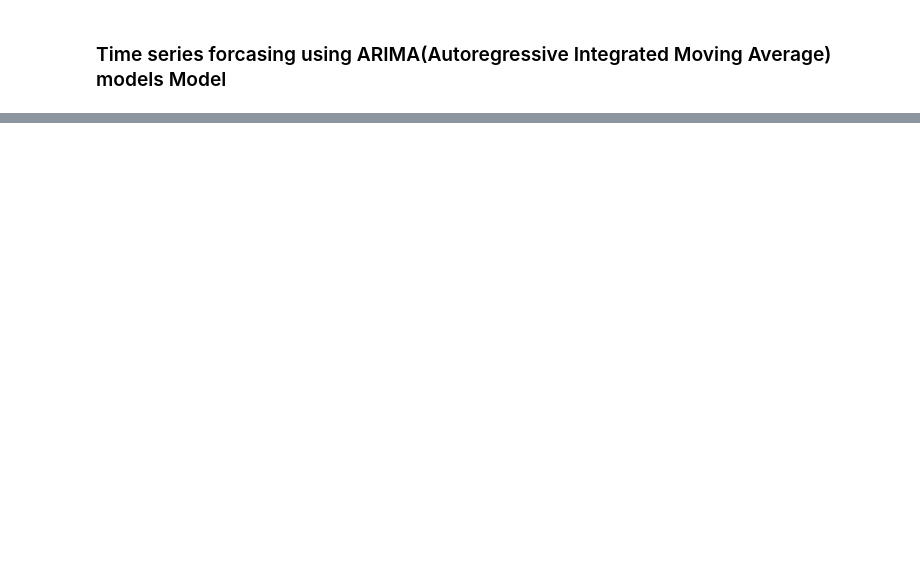
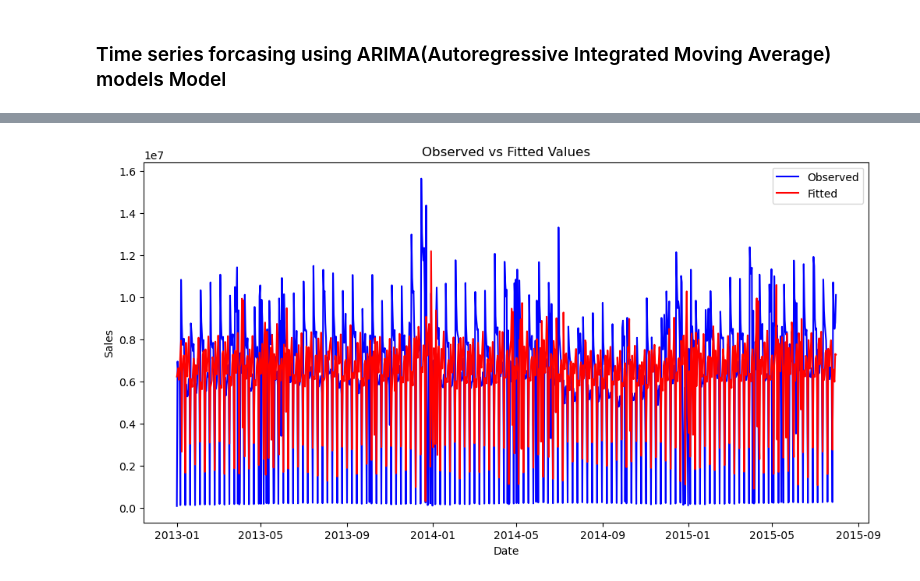
Before and after one commit to Hemamagam/Project-6--Pharmaceutical-Sale-Prediction-, a Jupyter notebook: Task 2.5-Time_series.ipynb, the cells around one changed output, grey strips where cells are left out. Saved outputs shown, nothing was run; the diff lists cells and outputs as text; code cells hidden in the pictures; blank space fills up the shorter version.

```diff
--- a/Task 2.5-Time_series.ipynb
+++ b/Task 2.5-Time_series.ipynb
@@ -172,0 +134,14 @@ model_fit = model.fit()
+# %%
+from statsmodels.tsa.arima.model import ARIMA
+# Define the model
+p = 7  # autoregressive order
+d = 0  # differencing order
+q = 0  # moving average order
+
+model = ARIMA(sales_data, order=(p, d, q))  # replace p, d, q with appropriate values
+
+# Fit the model
+model_fit = model.fit()
+
+# Summary of the model
+print(model_fit.summary())
@@ -173 +166,16 @@ model_fit = model.fit()
+# %%
+# Plot observed sales data
+plt.figure(figsize=(12, 6))
+plt.plot(sales_data.index, sales_data['Sales'], label='Observed', color='blue')
+
+# Plot fitted values
+plt.plot(sales_data.index, model_fit.fittedvalues, label='Fitted', color='red')
+
+plt.title('Observed vs Fitted Values')
+plt.xlabel('Date')
+plt.ylabel('Sales')
+plt.legend()
+plt.show()
+# %% [output]
+[figure, added]
 # %%
```
Also changed, not shown: parts of 35 cells of this notebook.
